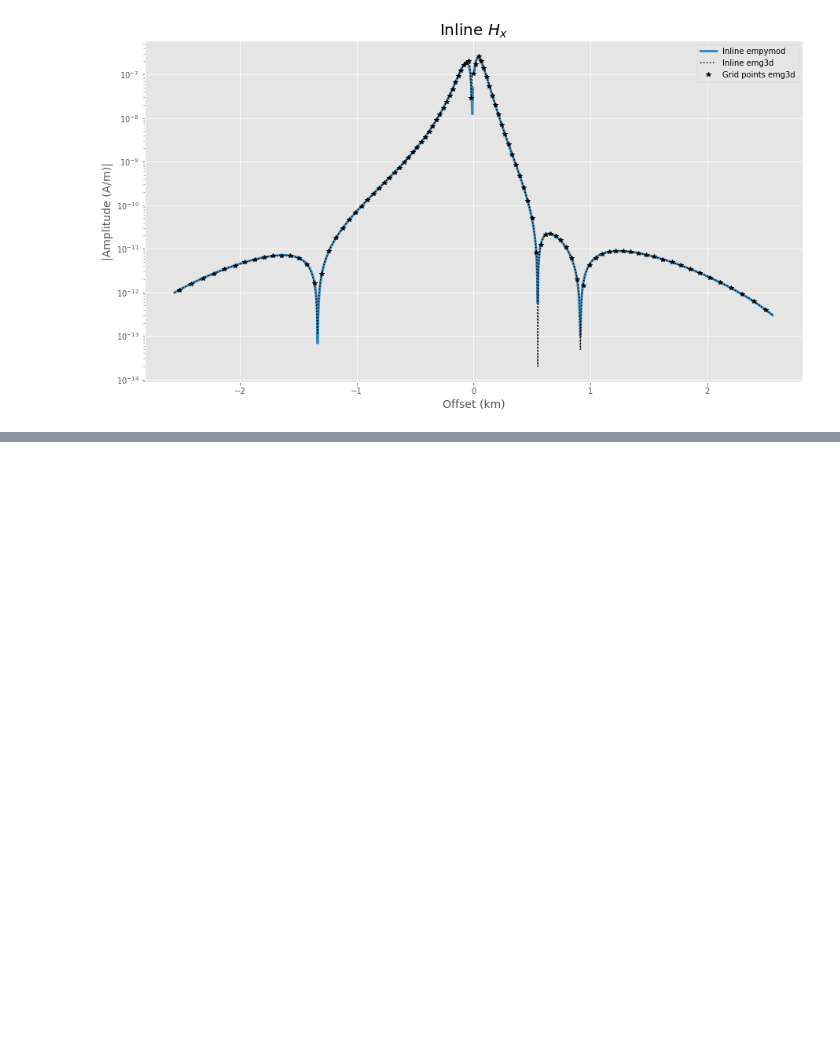
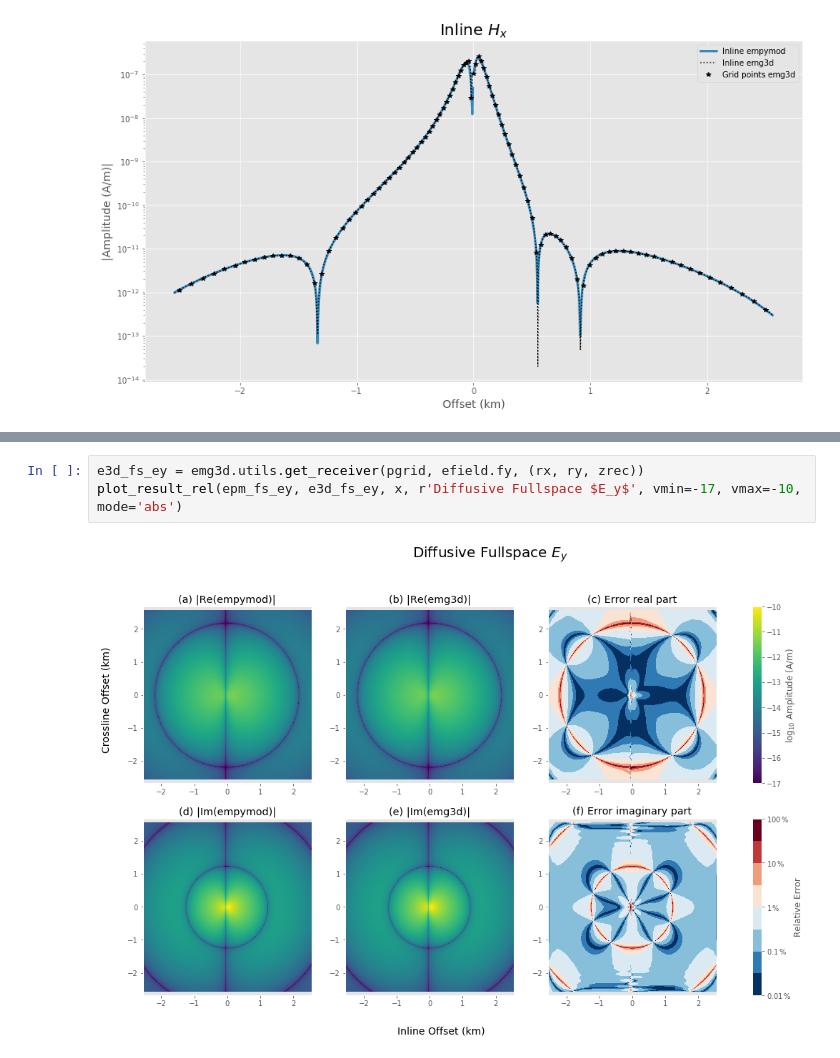
Before and after one commit to emsig/emg3d-examples, a Jupyter notebook: 5d_Magnetic_source_using_duality.ipynb, the cells around one changed output, grey strips where cells are left out. Drawn from its saved outputs; the diff is of its cells as text; blank space fills up the shorter version.

```diff
--- a/5d_Magnetic_source_using_duality.ipynb
+++ b/5d_Magnetic_source_using_duality.ipynb
@@ -282,0 +331,5 @@ plot_lineplot_ex(x, x, e3d_fs_hx.real, epm_fs_hx.real, pgrid)
+# %%
+e3d_fs_ey = emg3d.utils.get_receiver(pgrid, efield.fy, (rx, ry, zrec))
+plot_result_rel(epm_fs_ey, e3d_fs_ey, x, r'Diffusive Fullspace $E_y$', vmin=-17, vmax=-10, mode='abs')
+# %% [output]
+[figure, added]
```
Also changed, not shown: parts of 10 cells of this notebook, 1 other file.
